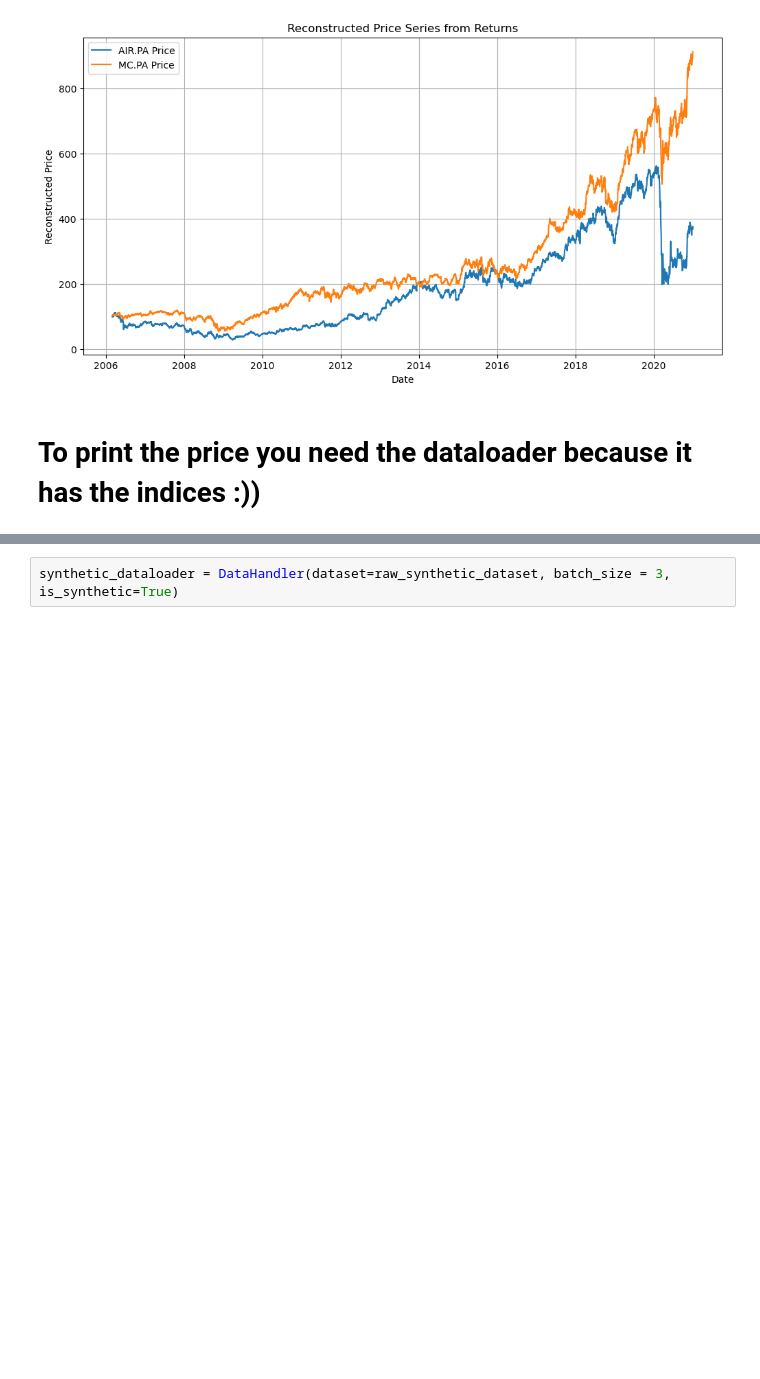
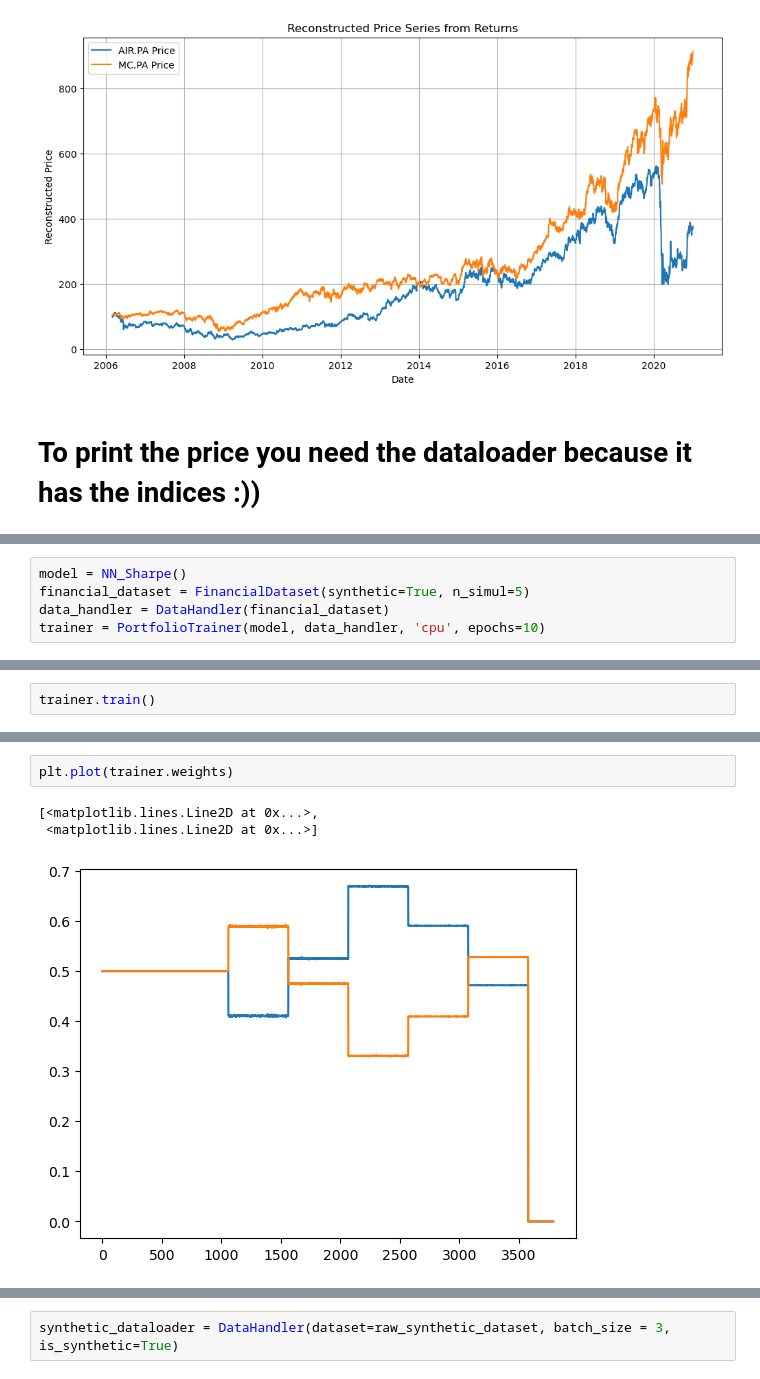
Before and after one commit to alexandreviard/DL-Portfolio-CMAP, a Jupyter notebook: src/test.ipynb, the cells around one changed output, grey strips where cells are left out. Cells and saved outputs as stored; diff of their text form; blank space fills up the shorter version.

Commit message:
dataset

```diff
--- a/src/test.ipynb
+++ b/src/test.ipynb
@@ -116,0 +147,5 @@ plt.show()
+# %%
+model = NN_Sharpe()
+financial_dataset = FinancialDataset(synthetic=True, n_simul=5)
+data_handler = DataHandler(financial_dataset)
+trainer = PortfolioTrainer(model, data_handler, 'cpu', epochs=10)
@@ -116,0 +154,2 @@ plt.show()
+# %%
+trainer.train()
@@ -116,0 +177,6 @@ plt.show()
+# %%
+plt.plot(trainer.weights)
+# %% [output]
+[<matplotlib.lines.Line2D at 0x...>,
+ <matplotlib.lines.Line2D at 0x...>]
+[figure, added]
```
Also changed, not shown: parts of 22 cells of this notebook, 2 other files.
